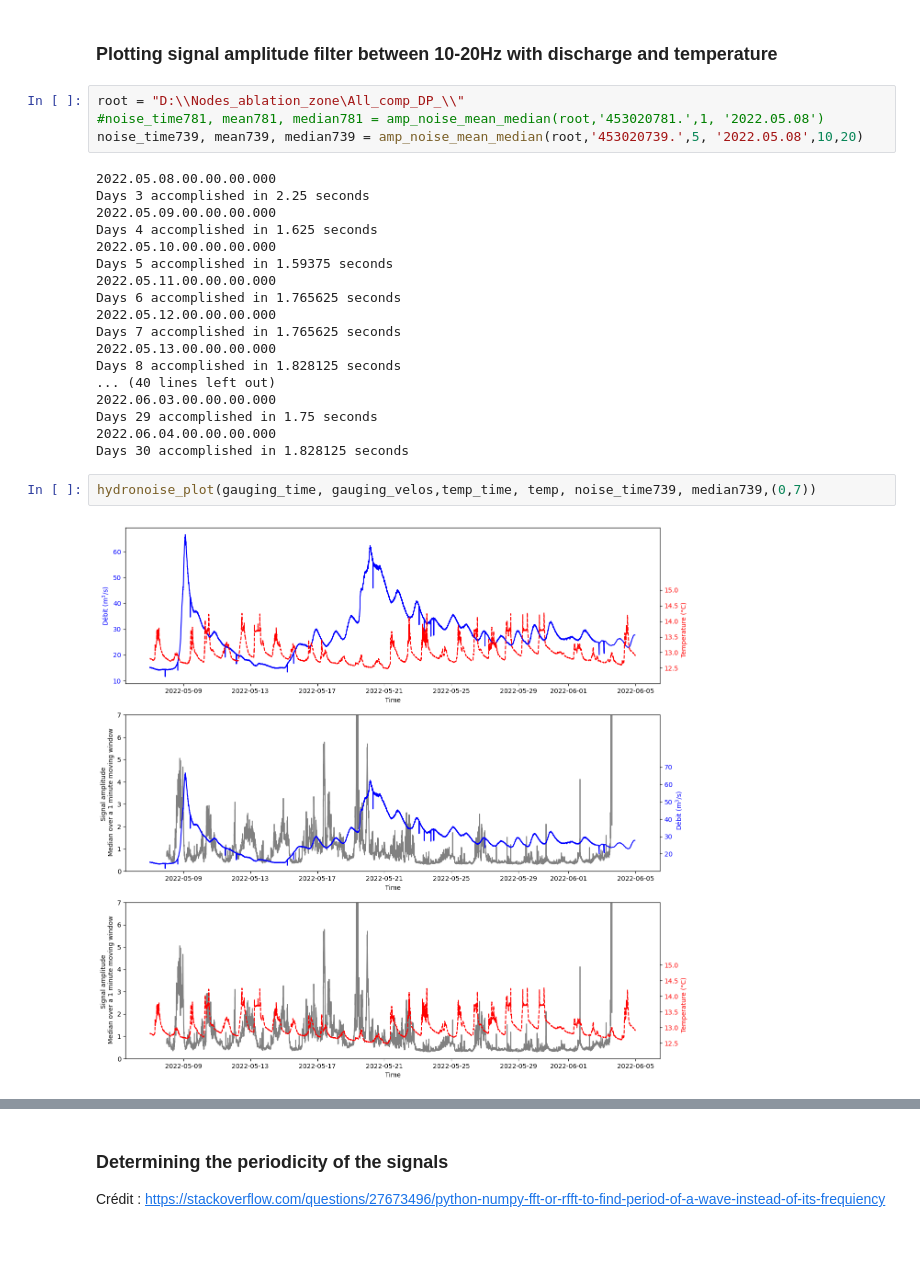
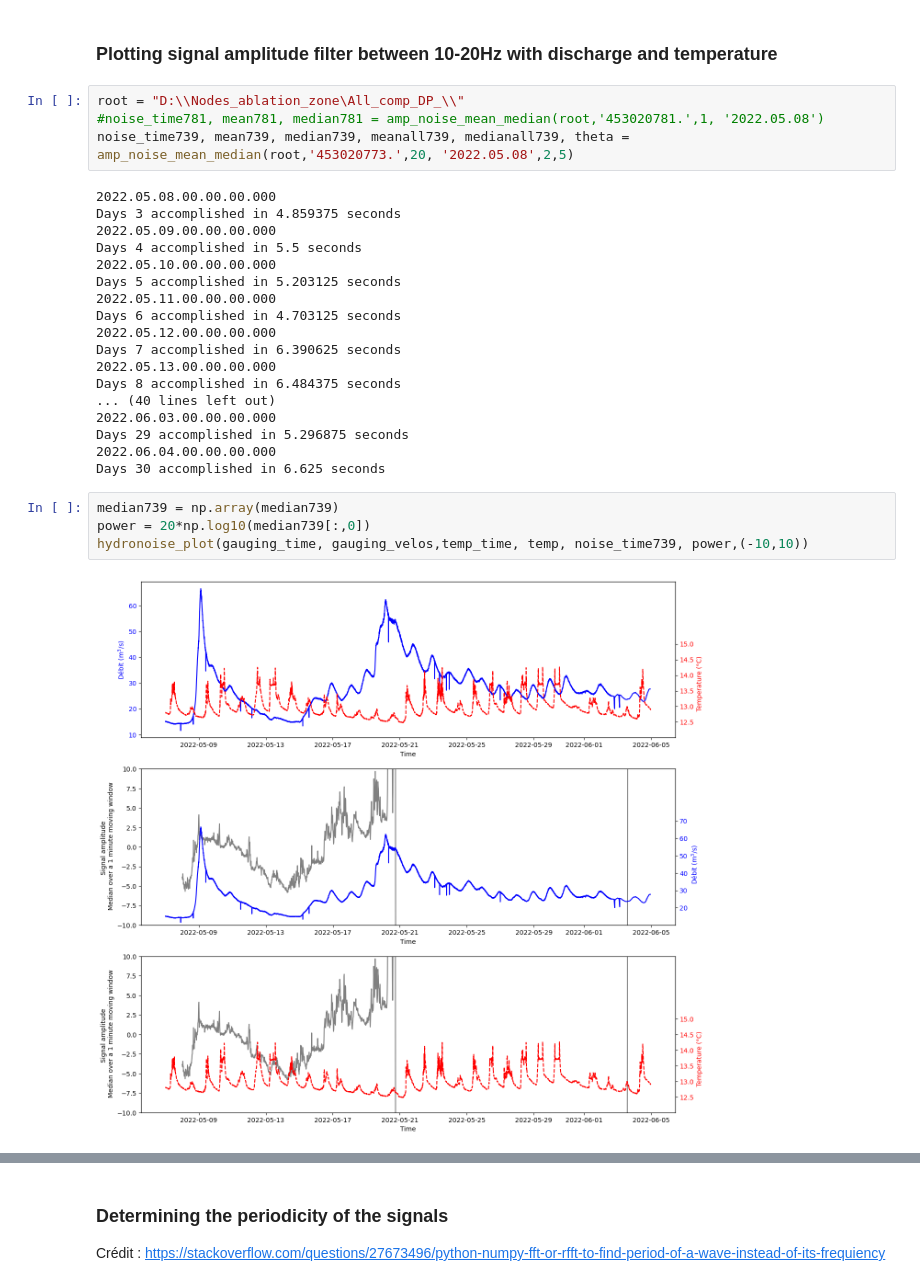
Before and after one commit to jgovoort/sismo-memo, a Jupyter notebook: hydro-glacier.ipynb, the cells around one changed output, grey strips where cells are left out. Drawn from its saved outputs; the diff is of its cells as text; blank space fills up the shorter version.

Commit message:
Update Hydro glacier

```diff
--- a/hydro-glacier.ipynb
+++ b/hydro-glacier.ipynb
@@ -152,26 +171,28 @@ with open(direct+file_precip) as file :
 # %%
 root = "D:\\Nodes_ablation_zone\All_comp_DP_\\"
 #noise_time781, mean781, median781 = amp_noise_mean_median(root,'453020781.',1, '2022.05.08')
-noise_time739, mean739, median739 = amp_noise_mean_median(root,'453020739.',5, '2022.05.08',10,20)
+noise_time739, mean739, median739, meanall739, medianall739, theta = amp_noise_mean_median(root,'453020773.',20, '2022.05.08',2,5)
 # %% [output]
 2022.05.08.00.00.00.000
-Days 3 accomplished in 2.25 seconds
+Days 3 accomplished in 4.859375 seconds
 2022.05.09.00.00.00.000
-Days 4 accomplished in 1.625 seconds
+Days 4 accomplished in 5.5 seconds
 2022.05.10.00.00.00.000
-Days 5 accomplished in 1.59375 seconds
+Days 5 accomplished in 5.203125 seconds
 2022.05.11.00.00.00.000
-Days 6 accomplished in 1.765625 seconds
+Days 6 accomplished in 4.703125 seconds
 2022.05.12.00.00.00.000
-Days 7 accomplished in 1.765625 seconds
+Days 7 accomplished in 6.390625 seconds
 2022.05.13.00.00.00.000
-Days 8 accomplished in 1.828125 seconds
+Days 8 accomplished in 6.484375 seconds
 ... (40 lines left out)
 2022.06.03.00.00.00.000
-Days 29 accomplished in 1.75 seconds
+Days 29 accomplished in 5.296875 seconds
 2022.06.04.00.00.00.000
-Days 30 accomplished in 1.828125 seconds
+Days 30 accomplished in 6.625 seconds
 # %%
-hydronoise_plot(gauging_time, gauging_velos,temp_time, temp, noise_time739, median739,(0,7))
+median739 = np.array(median739)
+power = 20*np.log10(median739[:,0])
+hydronoise_plot(gauging_time, gauging_velos,temp_time, temp, noise_time739, power,(-10,10))
 # %% [output]
-[figure, old version]
+[figure, new version]
```
Also changed, not shown: parts of 10 cells of this notebook, 7 other files.
